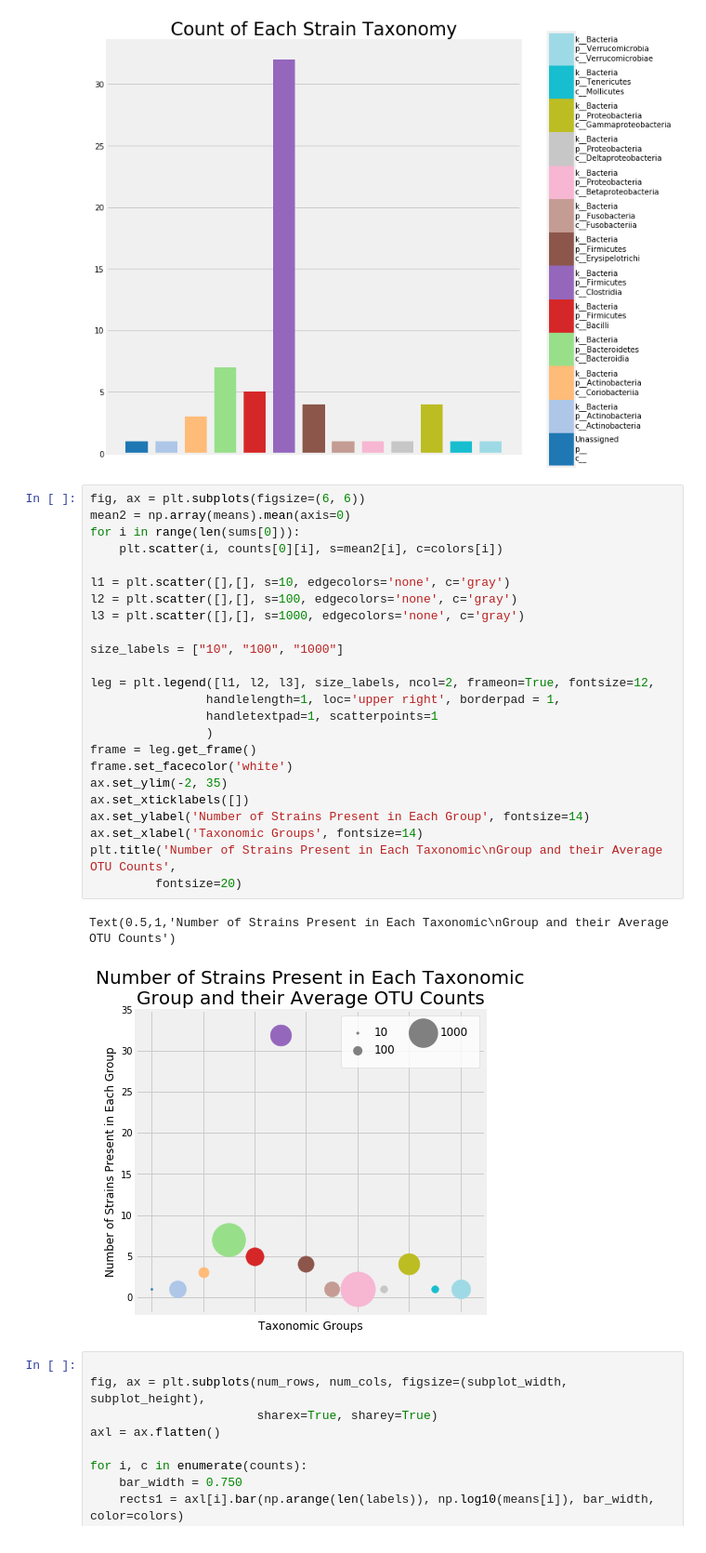
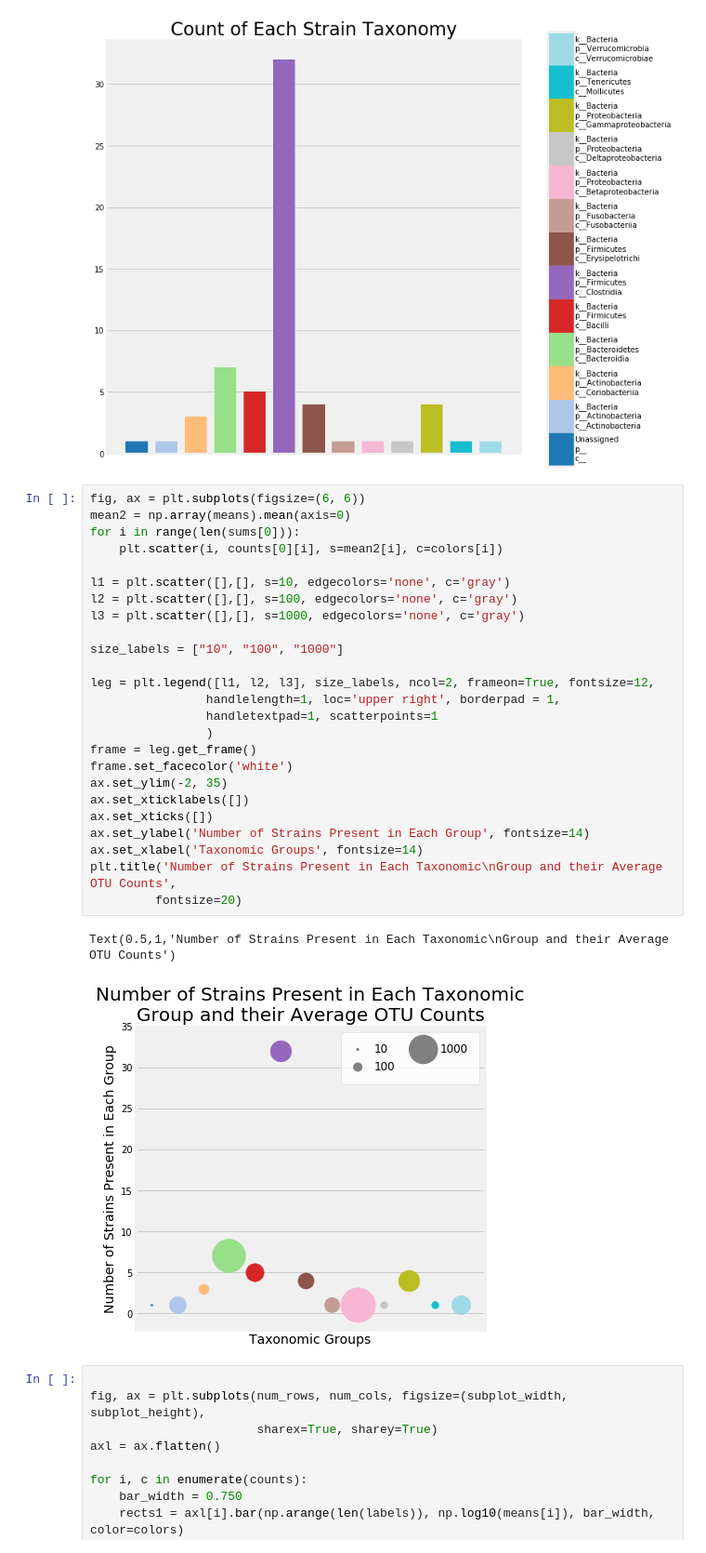
Before and after one commit to michaelwiest/microbiome-rnn, a Jupyter notebook: notebooks/Input Analysis.ipynb, the cells around one changed output. Shown at 93% size. Cells and saved outputs as stored; diff of their text form.

```diff
--- a/notebooks/Input Analysis.ipynb
+++ b/notebooks/Input Analysis.ipynb
@@ -126,30 +126,31 @@ for j, lab in enumerate(labels):
 # %%
 fig, ax = plt.subplots(figsize=(6, 6))
 mean2 = np.array(means).mean(axis=0)
 for i in range(len(sums[0])):
     plt.scatter(i, counts[0][i], s=mean2[i], c=colors[i])
 
 l1 = plt.scatter([],[], s=10, edgecolors='none', c='gray')
 l2 = plt.scatter([],[], s=100, edgecolors='none', c='gray')
 l3 = plt.scatter([],[], s=1000, edgecolors='none', c='gray')
 
 size_labels = ["10", "100", "1000"]
 
 leg = plt.legend([l1, l2, l3], size_labels, ncol=2, frameon=True, fontsize=12,
                 handlelength=1, loc='upper right', borderpad = 1,
                 handletextpad=1, scatterpoints=1
                 )
 frame = leg.get_frame()
 frame.set_facecolor('white')
 ax.set_ylim(-2, 35)
 ax.set_xticklabels([])
+ax.set_xticks([])
 ax.set_ylabel('Number of Strains Present in Each Group', fontsize=14)
 ax.set_xlabel('Taxonomic Groups', fontsize=14)
 plt.title('Number of Strains Present in Each Taxonomic\nGroup and their Average OTU Counts',
          fontsize=20)
 # %% [output]
 Text(0.5,1,'Number of Strains Present in Each Taxonomic\nGroup and their Average OTU Counts')
-[figure, old version]
+[figure, new version]
 # %%
 
 fig, ax = plt.subplots(num_rows, num_cols, figsize=(subplot_width, subplot_height),
```
Also changed, not shown: parts of 2 cells of this notebook.
